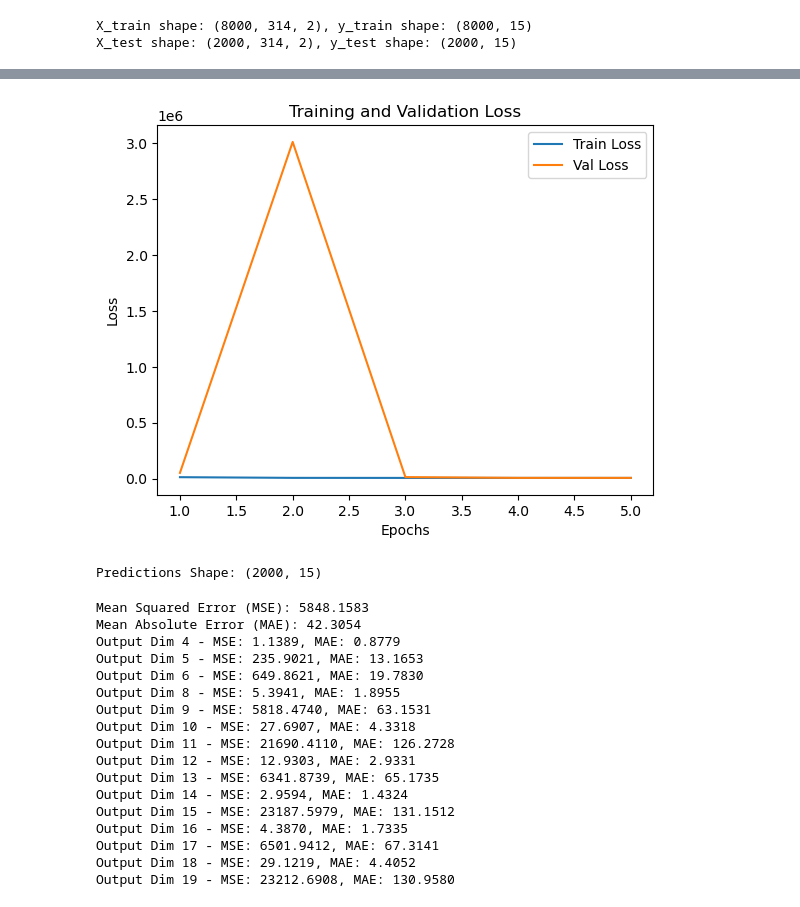
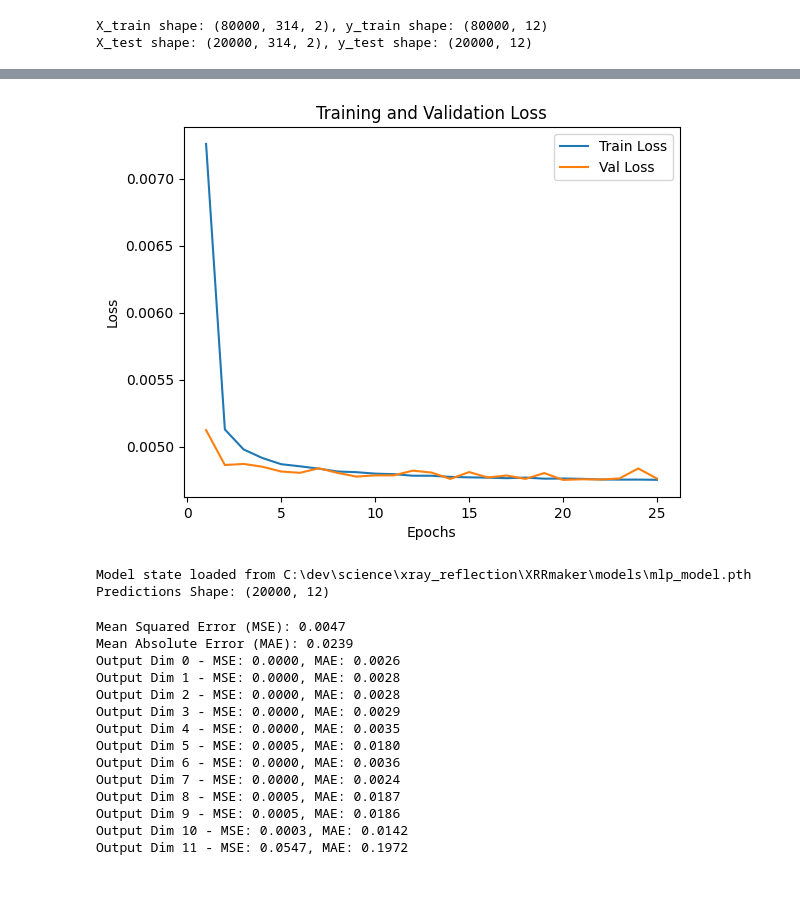
Before and after one commit to SJB7777/ReflectoLearn, a Jupyter notebook: notebook/validate.ipynb, the cells around one changed output, grey strips where cells are left out. Cells and saved outputs as stored; diff of their text form; code cells hidden in the pictures.

```diff
--- a/notebook/validate.ipynb
+++ b/notebook/validate.ipynb
@@ -13,28 +13,37 @@ from tqdm import tqdm
 from src.model_manager import MLPManager
 from src.loader import parse_out_data, parse_con_parameter
 from src.preprocess import fill_nan_with_interp
+# %%
+def normalize(data):
+    """
+    Normalize the data to the range [0, 1].
+    """
+    data_min = np.min(data)
+    data_max = np.max(data)
+    return (data - data_min) / (data_max - data_min)
 # %%
 model_path = (
     Path("C:\\dev\\science\\xray_reflection\\XRRmaker\\models") / "mlp_model.pth"
 )
-data_path = Path("C:\\dev\\science\\xray_reflection\\data\\simulation_data")
+data_path = Path("C:\\dev\\science\\xray_reflection\\data\\simulation_data2")
 
 X_data = []
 y_data = []
-for num in tqdm(range(1, 10001), desc="Load"):
+for num in tqdm(range(1, 100001), desc="Load"):
     out_file = data_path / f"d{num:05}" / "1.out"
     con_file = data_path / f"d{num:05}" / "1.con"
     data = parse_out_data(out_file)
     x = data[["XOBS", "YCALC"]].values
     x = fill_nan_with_interp(x)
     X_data.append(x)
-    y = np.asarray(parse_con_parameter(con_file))[
-        [4, 5, 6, 8, 9, 10, 11, 12, 13, 14, 15, 16, 17, 18, 19]
-    ]
+    y = np.asarray(parse_con_parameter(con_file))  # [[6, 10, 11, 14, 15, 18, 19]]
     y_data.append(y)
 
 X_data = np.stack(X_data, axis=0)
 y_data = np.stack(y_data, axis=0)
+# %%
+X_data = normalize(X_data)
+y_data = normalize(y_data)
 # %%
 # 테스트 데이터셋 비율 설정
 test_size = 0.2
@@ -48,21 +57,20 @@ X_train, X_test, y_train, y_test = train_test_split(
 print(f"X_train shape: {X_train.shape}, y_train shape: {y_train.shape}")
 print(f"X_test shape: {X_test.shape}, y_test shape: {y_test.shape}")
 # %% [output]
-X_train shape: (8000, 314, 2), y_train shape: (8000, 15)
-X_test shape: (2000, 314, 2), y_test shape: (2000, 15)
+X_train shape: (80000, 314, 2), y_train shape: (80000, 12)
+X_test shape: (20000, 314, 2), y_test shape: (20000, 12)
 # %%
 input_dim: int = X_data.shape[1] * X_data.shape[2]
 output_dim: int = y_data.shape[1]
-manager = MLPManager(input_dim=input_dim, output_dim=output_dim, learning_rate=1e-3)
+manager = MLPManager(input_dim=input_dim, output_dim=output_dim, learning_rate=1e-5)
 
 history = manager.train(
     X_data=X_data,
     y_data=y_data,
     model_path=model_path,
-    epochs=5,
+    epochs=25,
     batch_size=64,
     val_ratio=0.1,
-    print_every=1,
 )
 
 epochs = range(1, len(history["train_loss"]) + 1)
@@ -82,11 +101,11 @@ Model saved to C:\dev\science\xray_reflection\XRRmaker\models\xrrmlp_model.pth
-[figure, old version]
+[figure, new version]
 # %%
 predictions = manager.predict(X_test, model_path=model_path)
 
-idxs = [i + 1 for i in [4, 5, 6, 8, 9, 10, 11, 12, 13, 14, 15, 16, 17, 18, 19]]
 print("Predictions Shape:", predictions.shape)
 # %% [output]
-Predictions Shape: (2000, 15)
+Model state loaded from C:\dev\science\xray_reflection\XRRmaker\models\mlp_model.pth
+Predictions Shape: (20000, 12)
 # %%
 from sklearn.metrics import mean_squared_error, mean_absolute_error
 
@@ -99,26 +118,23 @@ print(f"Mean Squared Error (MSE): {mse:.4f}")
 mae = mean_absolute_error(y_test, predictions)
 print(f"Mean Absolute Error (MAE): {mae:.4f}")
 
-output_dim_indices = [4, 5, 6, 8, 9, 10, 11, 12, 13, 14, 15, 16, 17, 18, 19]
+output_dim_indices = list(range(y_data.shape[1]))
 for i, idx in enumerate(output_dim_indices):
     mse_single = mean_squared_error(y_test[:, i], predictions[:, i])
     mae_single = mean_absolute_error(y_test[:, i], predictions[:, i])
     print(f"Output Dim {idx} - MSE: {mse_single:.4f}, MAE: {mae_single:.4f}")
 # %% [output]
-Mean Squared Error (MSE): 5848.1583
-Mean Absolute Error (MAE): 42.3054
-Output Dim 4 - MSE: 1.1389, MAE: 0.8779
-Output Dim 5 - MSE: 235.9021, MAE: 13.1653
-Output Dim 6 - MSE: 649.8621, MAE: 19.7830
-Output Dim 8 - MSE: 5.3941, MAE: 1.8955
-Output Dim 9 - MSE: 5818.4740, MAE: 63.1531
-Output Dim 10 - MSE: 27.6907, MAE: 4.3318
-Output Dim 11 - MSE: 21690.4110, MAE: 126.2728
-Output Dim 12 - MSE: 12.9303, MAE: 2.9331
-Output Dim 13 - MSE: 6341.8739, MAE: 65.1735
-Output Dim 14 - MSE: 2.9594, MAE: 1.4324
-Output Dim 15 - MSE: 23187.5979, MAE: 131.1512
-Output Dim 16 - MSE: 4.3870, MAE: 1.7335
-Output Dim 17 - MSE: 6501.9412, MAE: 67.3141
-Output Dim 18 - MSE: 29.1219, MAE: 4.4052
-Output Dim 19 - MSE: 23212.6908, MAE: 130.9580
+Mean Squared Error (MSE): 0.0047
+Mean Absolute Error (MAE): 0.0239
+Output Dim 0 - MSE: 0.0000, MAE: 0.0026
+Output Dim 1 - MSE: 0.0000, MAE: 0.0028
+Output Dim 2 - MSE: 0.0000, MAE: 0.0028
+Output Dim 3 - MSE: 0.0000, MAE: 0.0029
+Output Dim 4 - MSE: 0.0000, MAE: 0.0035
+Output Dim 5 - MSE: 0.0005, MAE: 0.0180
+Output Dim 6 - MSE: 0.0000, MAE: 0.0036
+Output Dim 7 - MSE: 0.0000, MAE: 0.0024
+Output Dim 8 - MSE: 0.0005, MAE: 0.0187
+Output Dim 9 - MSE: 0.0005, MAE: 0.0186
+Output Dim 10 - MSE: 0.0003, MAE: 0.0142
+Output Dim 11 - MSE: 0.0547, MAE: 0.1972
```
Also changed, not shown: parts of 1 cell of this notebook, 44 other files.
